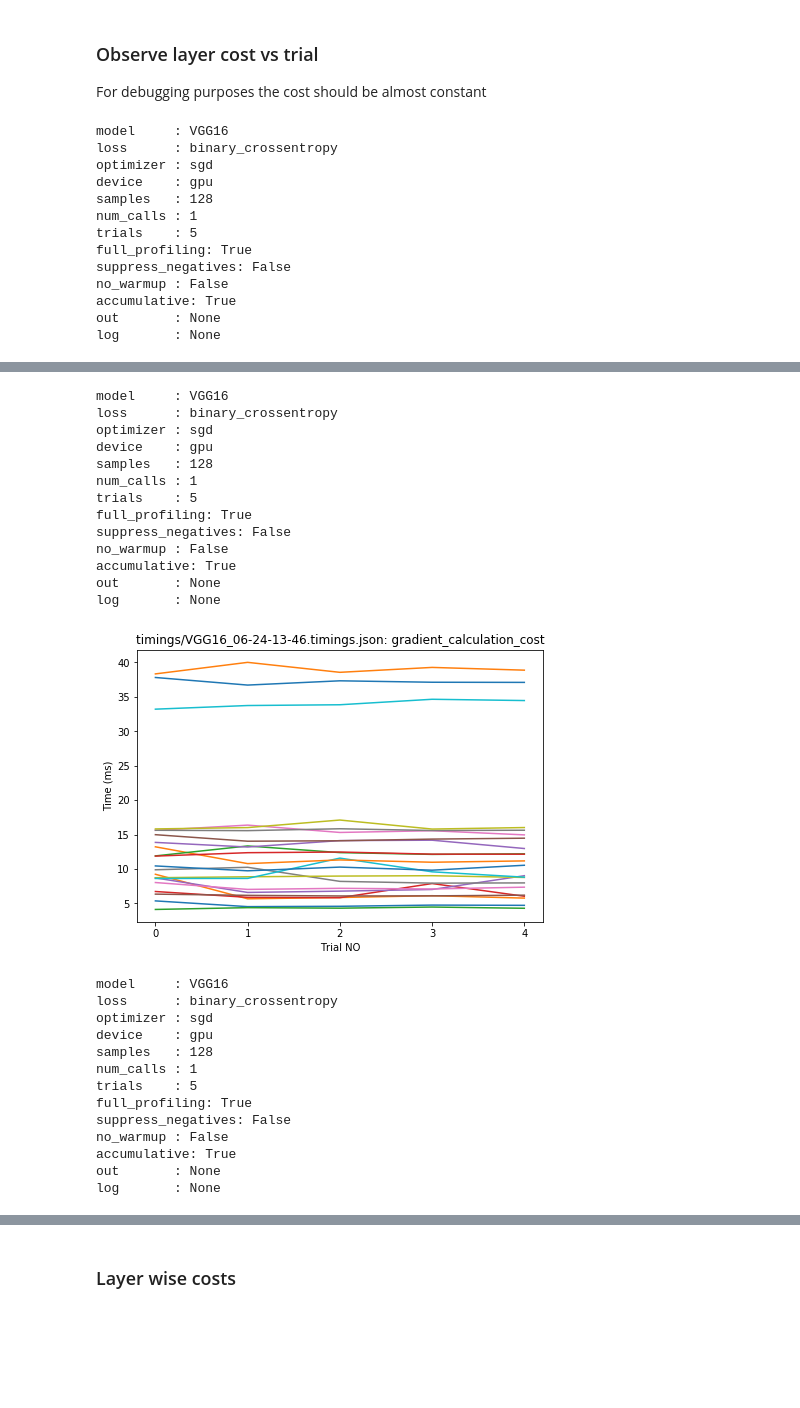
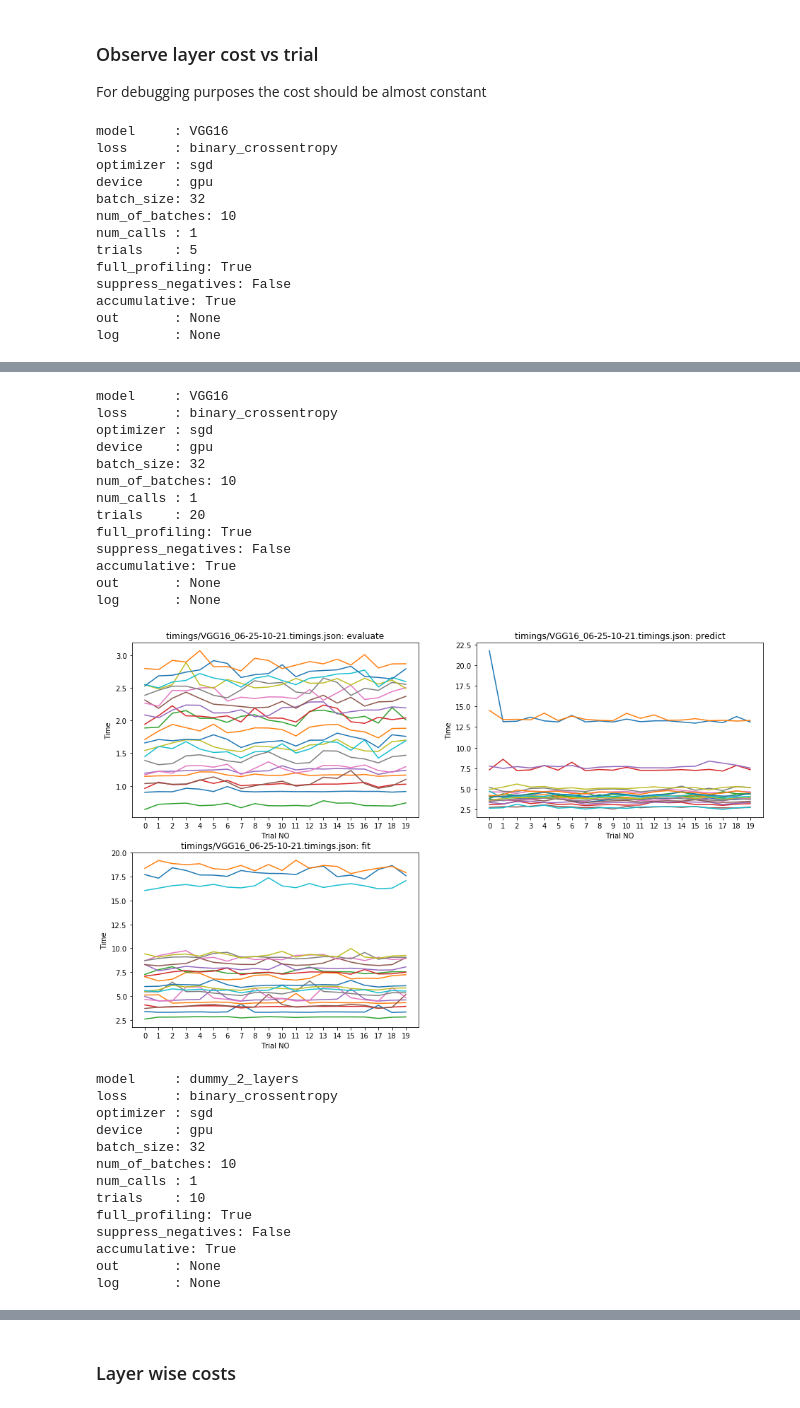
Before and after one commit to ChenYuHo/schedule-simulator, a Jupyter notebook: model_extraction/timing_profile_visualization.ipynb, the cells around one changed output, grey strips where cells are left out. Drawn from its saved outputs; the diff is of its cells as text; code cells hidden in the pictures; blank space fills up the shorter version.

Commit message:
generated some timings and fixed some bugs again

```diff
--- a/model_extraction/timing_profile_visualization.ipynb
+++ b/model_extraction/timing_profile_visualization.ipynb
@@ -5,8 +5,8 @@ In this notebook we will visualize different costs associated with different pop
 import matplotlib.pyplot as plt
 import numpy as np
 import json
-report_paths = ["timings/VGG16_06-24-13-24.timings.json", "timings/VGG16_06-24-13-46.timings.json",
-               "timings/VGG16_06-24-13-53.timings.json", "timings/VGG16_06-24-14-25.timings.json"]
+report_paths = ["timings/VGG16_06-25-08-40.timings.json", "timings/VGG16_06-25-10-21.timings.json",
+               "timings/dummy_2_layers_06-25-11-48.timings.json", "timings/VGG16_06-25-11-59.timings.json"]
 reports = list()
 for path in report_paths:
     with open(path) as file:
@@ -16,14 +16,18 @@ for path in report_paths:
 For debugging purposes the cost should be almost constant
 # %%
 skip_first_layer = False
+time_multiplier = 10**6
 for i, report in enumerate(reports):
     for item in report["args"].items():
         print("{:10}: {}".format(*item))
     timings = report["timings"]
-    normalizing_factor = report["args"]["samples"] * 10**6 # Milliseconds instead of nano seconds
-    c = 1
+    if "samples" in report["args"]:
+        normalizing_factor = report["args"]["samples"] * time_multiplier
+    else:
+        normalizing_factor = report["args"]["batch_size"]*report["args"]["num_of_batches"] * time_multiplier
     costs = set(list(timings.values())[0].keys()) - {"Type"}
     plt.figure(figsize=(16,5 * math.ceil(len(costs)/2)))
+    c = 1
     for cost_name in costs:
         import math
         plt.subplot(math.ceil(len(costs)/2), 2, c)
@@ -32,7 +36,7 @@ for i, report in enumerate(reports):
             data = np.array(timings[layer_name][cost_name])
             plt.plot(range(len(data)),  data / normalizing_factor, label=layer_name)
         plt.xlabel("Trial NO")
-        plt.ylabel("Time (ms)")
+        plt.ylabel("Time")
         plt.xticks(range(len(data)))
         #plt.legend()
         plt.title("{}: {}".format(report_paths[i], cost_name))
@@ -42,12 +46,12 @@ model     : VGG16
 loss      : binary_crossentropy
 optimizer : sgd
 device    : gpu
-samples   : 128
+batch_size: 32
+num_of_batches: 10
 num_calls : 1
 trials    : 5
 full_profiling: True
 suppress_negatives: False
-no_warmup : False
 accumulative: True
 out       : None
 log       : None
@@ -55,27 +59,27 @@ log       : None
 model     : VGG16
 loss      : binary_crossentropy
 optimizer : sgd
 device    : gpu
-samples   : 128
+batch_size: 32
+num_of_batches: 10
 num_calls : 1
-trials    : 5
+trials    : 20
 full_profiling: True
 suppress_negatives: False
-no_warmup : False
 accumulative: True
 out       : None
 log       : None
-[figure, old version]
+[figure, new version]
-model     : VGG16
+model     : dummy_2_layers
 loss      : binary_crossentropy
 optimizer : sgd
 device    : gpu
-samples   : 128
+batch_size: 32
+num_of_batches: 10
 num_calls : 1
-trials    : 5
+trials    : 10
 full_profiling: True
 suppress_negatives: False
-no_warmup : False
 accumulative: True
 out       : None
 log       : None
```
Also changed, not shown: parts of 2 cells of this notebook, 8 other files.
